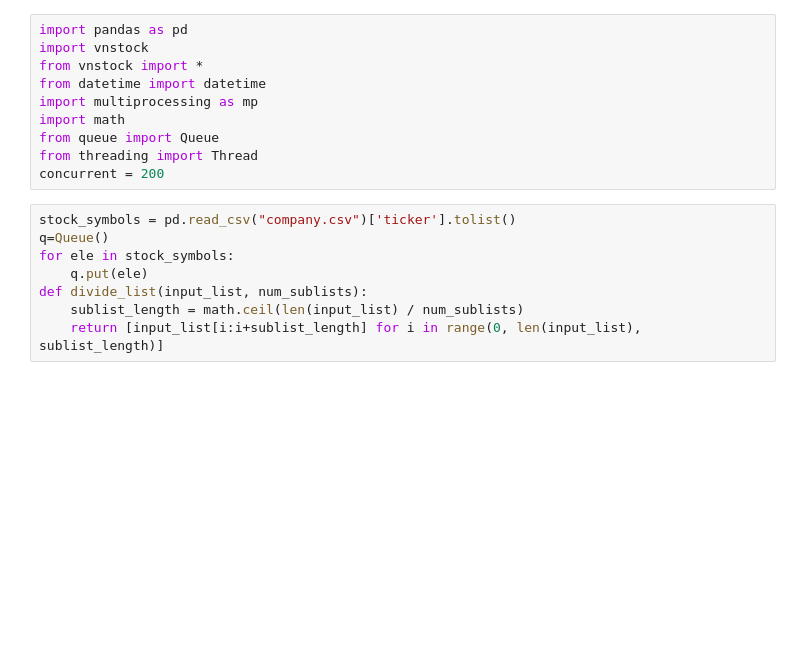
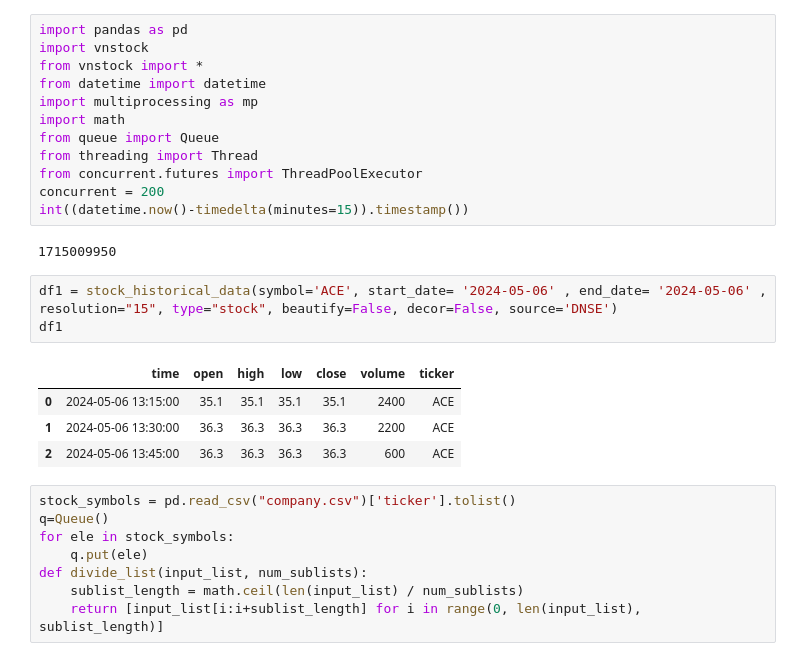
Before and after one commit to chaofrvn/final1, a Jupyter notebook: test_producer/test.ipynb, the cells around one changed output. Drawn from its saved outputs; the diff is of its cells as text; blank space fills up the shorter version.

Commit message:
finish 1st flow - stock data

```diff
--- a/test_producer/test.ipynb
+++ b/test_producer/test.ipynb
@@ -7,7 +7,19 @@ import multiprocessing as mp
 import math
 from queue import Queue
 from threading import Thread
+from concurrent.futures import ThreadPoolExecutor
 concurrent = 200
+int((datetime.now()-timedelta(minutes=15)).timestamp())
+# %% [output]
+1715009950
+# %%
+df1 = stock_historical_data(symbol='ACE', start_date= '2024-05-06' , end_date= '2024-05-06' , resolution="15", type="stock", beautify=False, decor=False, source='DNSE')
+df1
+# %% [output]
+|  | time | open | high | low | close | volume | ticker |
+| 0 | 2024-05-06 13:15:00 | 35.1 | 35.1 | 35.1 | 35.1 | 2400 | ACE |
+| 1 | 2024-05-06 13:30:00 | 36.3 | 36.3 | 36.3 | 36.3 | 2200 | ACE |
+| 2 | 2024-05-06 13:45:00 | 36.3 | 36.3 | 36.3 | 36.3 | 600 | ACE |
 # %%
 stock_symbols = pd.read_csv("company.csv")['ticker'].tolist()
 q=Queue()
```
Also changed, not shown: parts of 1 cell of this notebook, 6 other files.
